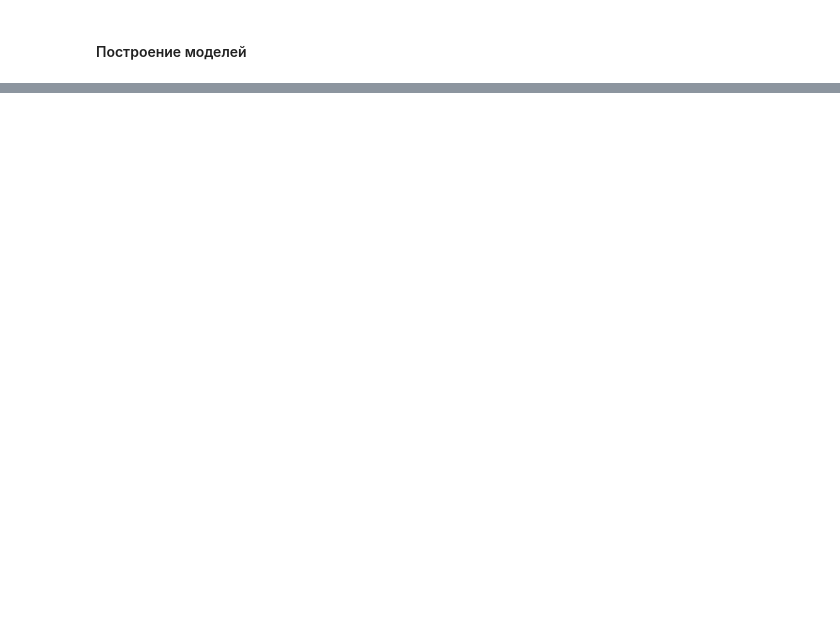
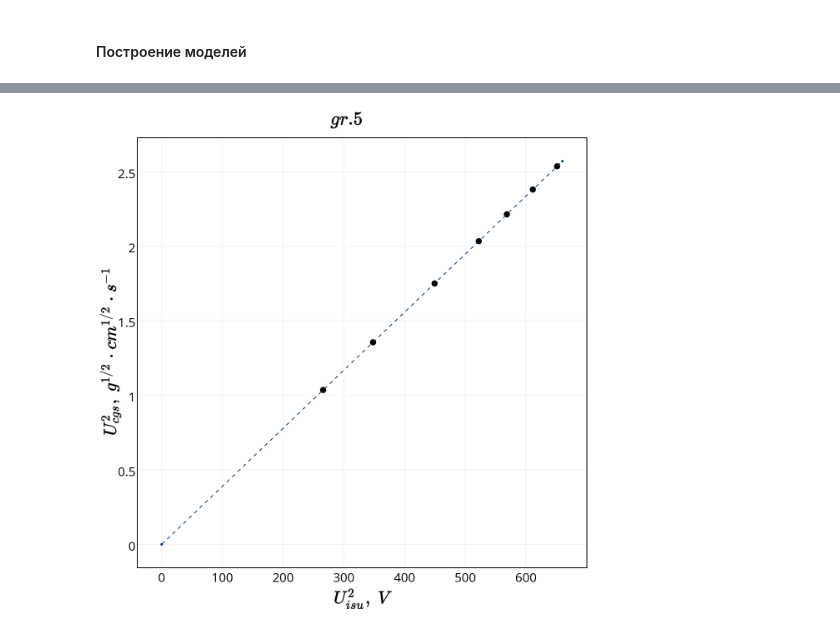
Before and after one commit to heyfaraday/labs_3sem, a Jupyter notebook: 3.1.2/analysis.ipynb, the cells around one changed output, grey strips where cells are left out. Saved outputs shown, nothing was run; the diff lists cells and outputs as text; code cells hidden in the pictures; blank space fills up the shorter version.

```diff
--- a/3.1.2/analysis.ipynb
+++ b/3.1.2/analysis.ipynb
@@ -744,5 +746,2 @@ Image("my_plot3.png", width=500)
 # %% [markdown]
 Исходя из определённых соображений описанных в тексте работы, удалим последнюю точку
-# %%
-data_e1 = data[data.index == 11]
-data = data.drop(data.index == 11)
@@ -754,4 +748,5 @@ ValueError: labels [False  True False False False False False False False] not c
 # %%
-data_e = data.add(data[data.index == 11])
-data = data.drop(data.index == 11)
-err = err.drop(data.index == 11)
+data_e = data_e.append(data.ix[11,:])
+err_e = err_e.append(err.ix[11,:])
+data = data.drop([11], axis=0)
+err = err.drop([11], axis=0)
@@ -807,3 +791,8 @@ print data1
+# %%
+data_f = pd.DataFrame()
+err_f = pd.DataFrame()
+data_f = data_f.append(data.ix[0:6,:])
+err_f = err_f.append(err.ix[0:6,:])
 # %% [markdown]
 #### Построение моделей
 # %%
@@ -896,0 +960,3 @@ print e
+# %%
+predictions = pd.DataFrame()
+predictions = d*data_f['feature3'].apply(np.sqrt)*sqrt(2/(1.20699377541e-11 * s))
@@ -896,0 +1041,80 @@ print e
+# %%
+trace1 = go.Scatter(
+    x = predictions,
+    y = data_f['feature5'],
+    mode = 'markers',
+    name = 'gr1',
+    marker = dict(
+        size = 15,
+        opacity = 1,
+        color = '#000000'
+    )
+)
+
+trace2 = go.Scatter(
+    x = [0.0, 660],
+    y = [0.0, (3.895)*660/1000],
+    line = dict(
+        color = ('#003366'),
+        width = 2,
+        dash = 'dash')
+)
+
+trace0 = [trace1, trace2]
+
+layout = go.Layout(
+    title = "$gr.5$",
+    width = 1200,
+    height = 1200,
+    font = dict(
+        size = 30,
+        color = '#000000'
+        ),
+    showlegend=False,
+    paper_bgcolor = '#ffffff',
+    xaxis = dict(
+        title = '$U_{isu}^2,~V$',
+        #range = [0, 70],
+        zeroline = False,
+        ticklen = 0,
+        color = '#000000',
+        mirror = True,
+        showline = True,
+        linewidth = 2,
+        titlefont = dict(
+            size = 40,
+            color = '#000000'
+            )
+    ),
+    yaxis = dict(
+        title = '$U_{cgs}^2,~g^{1/2} \cdot cm^{1/2} \cdot s^{-1}$',
+        #range = [0, 7],
+        zeroline = False,
+        ticklen = 0,
+        color = '#000000',
+        mirror = True,
+        showline = True,
+        linewidth = 2,
+        titlefont = dict(
+            size = 40,
+            color = '#000000'
+            )
+    ),
+    margin = dict(
+        l = 100,
+        r = 23,
+        t = 70,
+        b = 100,
+        pad = 0
+    )
+
+)
+
+fig = go.Figure(data=trace0, layout=layout)
+#py.iplot(figure, filename='basic-error-bar')
+py.image.save_as(fig, 'my_plot5.png')
+#! open my_plot.png
+from IPython.display import Image
+Image("my_plot5.png", width=500)
+# %% [output]
+[figure, added]
```
Also changed, not shown: parts of 45 cells of this notebook, 10 other files.
